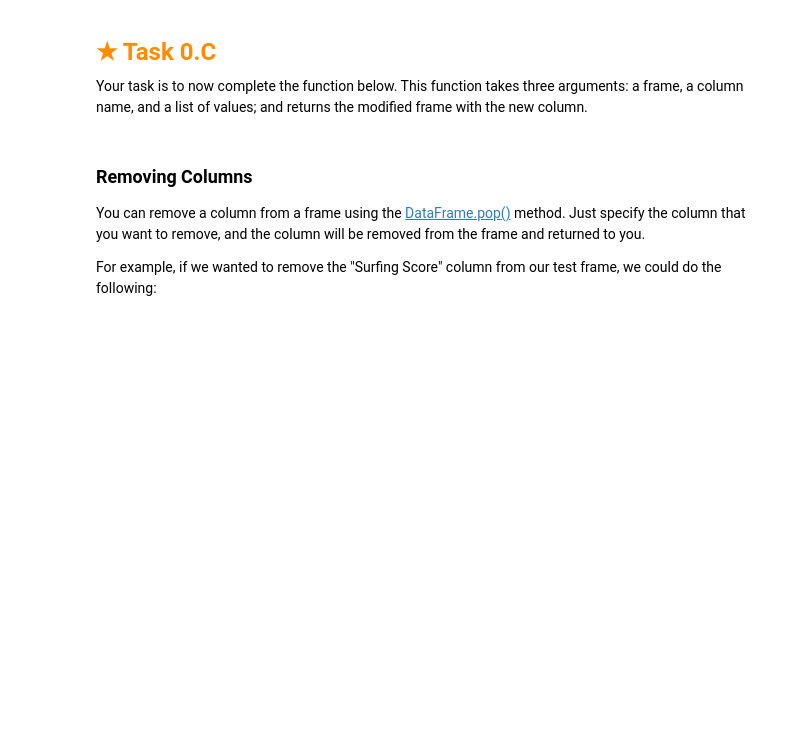
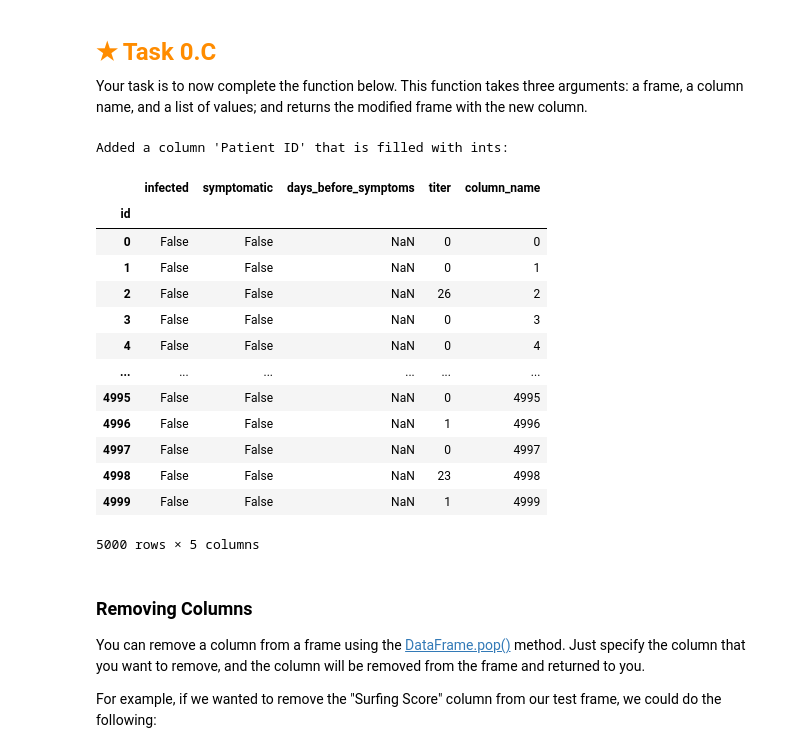
Before and after one commit to seanandreee/HO1, a Jupyter notebook: assignment.ipynb, the cells around one changed output. Drawn from its saved outputs; the diff is of its cells as text; code cells hidden in the pictures; blank space fills up the shorter version.

```diff
--- a/assignment.ipynb
+++ b/assignment.ipynb
@@ -194,12 +263,29 @@ This function takes three arguments: a frame, a column name, and a list of value
 and returns the modified frame with the new column.
 # %%
 def add_column(frame, column_name, new_list):
-    return NotImplemented
+    frame['column_name'] = new_list
+    return frame
 
 print("Added a column 'Patient ID' that is filled with ints:")
 if ('Patient ID' not in covid_data.columns):
     add_column(covid_data, 'Patient ID', list(range(len(covid_data))))
 covid_data
+# %% [output]
+Added a column 'Patient ID' that is filled with ints:
+|  | infected | symptomatic | days_before_symptoms | titer | column_name |
+| id |  |  |  |  |  |
+| 0 | False | False | NaN | 0 | 0 |
+| 1 | False | False | NaN | 0 | 1 |
+| 2 | False | False | NaN | 26 | 2 |
+| 3 | False | False | NaN | 0 | 3 |
+| 4 | False | False | NaN | 0 | 4 |
+| ... | ... | ... | ... | ... | ... |
+| 4995 | False | False | NaN | 0 | 4995 |
+| 4996 | False | False | NaN | 1 | 4996 |
+| 4997 | False | False | NaN | 0 | 4997 |
+| 4998 | False | False | NaN | 23 | 4998 |
+| 4999 | False | False | NaN | 1 | 4999 |
+5000 rows × 5 columns
 # %% [markdown]
 ### Removing Columns
 
```
Also changed, not shown: parts of 9 cells of this notebook.
